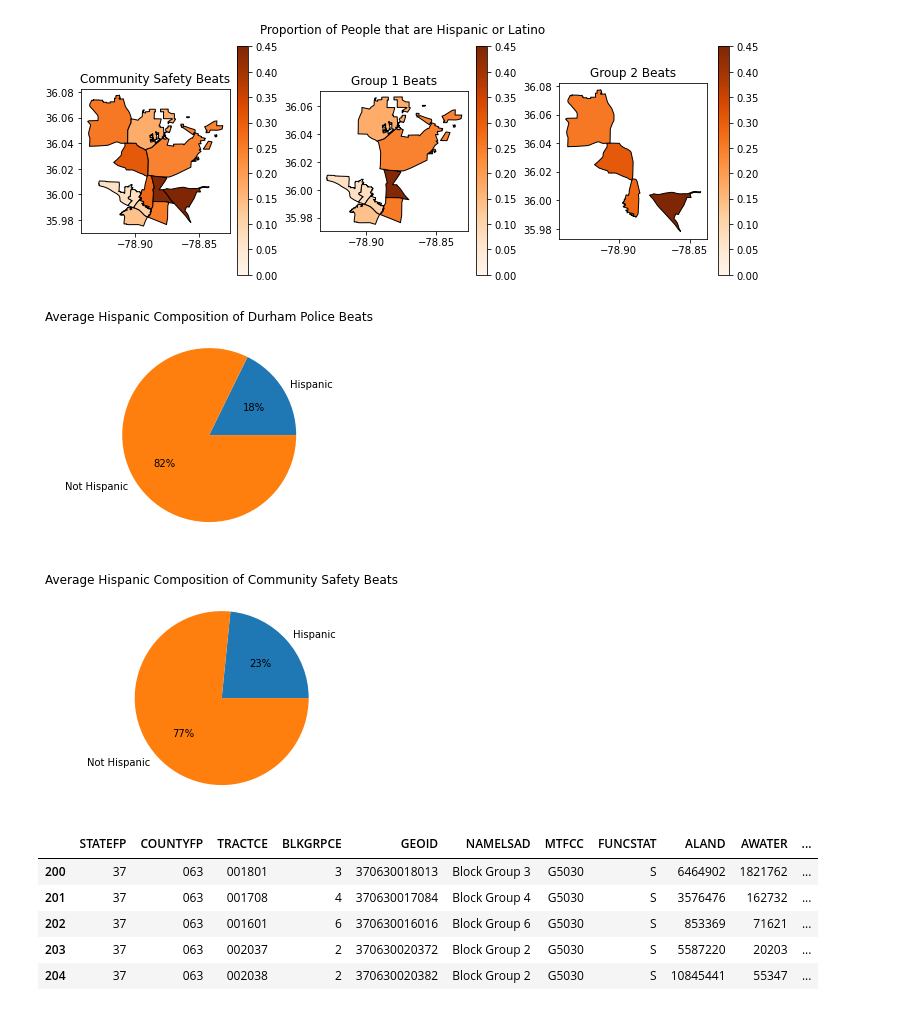
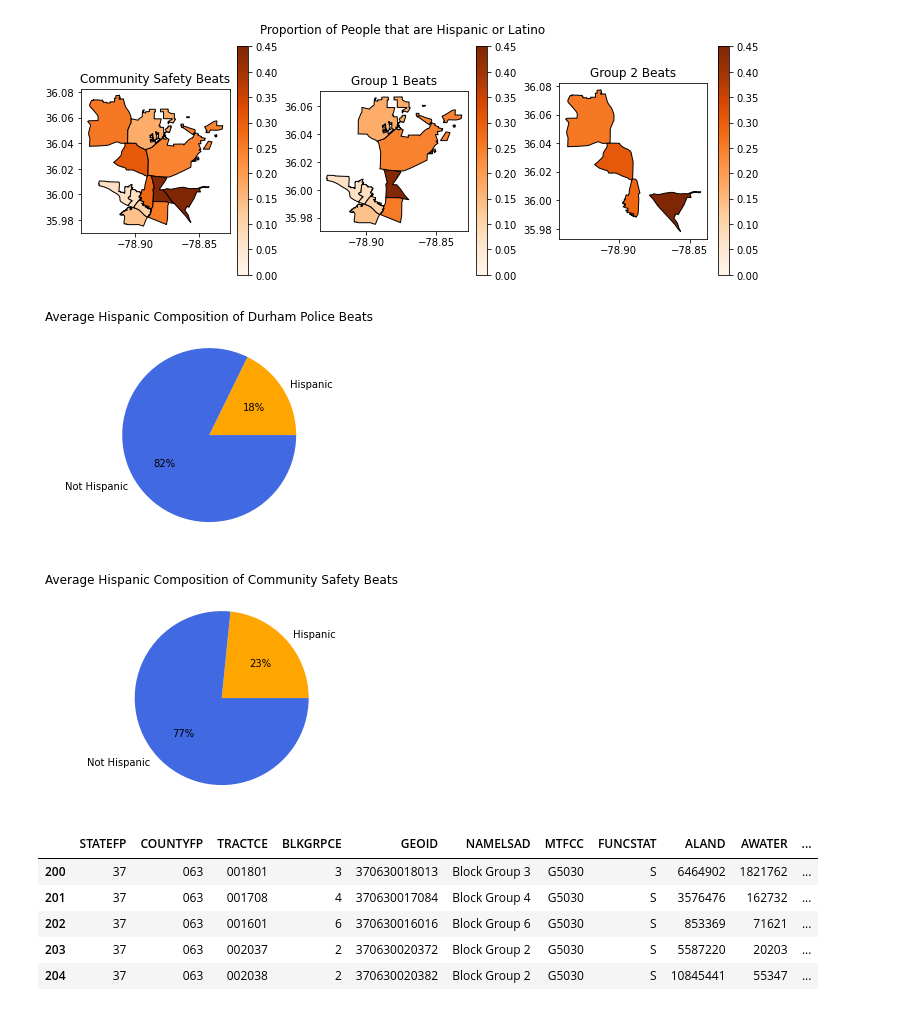
Before and after one commit to sadiesheridan/dataplus-project27-community-safety-durham, a Jupyter notebook: 10_code/Community Safety Call Analysis.ipynb, the cells around one changed output. Cells and saved outputs as stored; diff of their text form; code cells hidden in the pictures.

Commit message:
changed colors for pie charts

```diff
--- a/10_code/Community Safety Call Analysis.ipynb
+++ b/10_code/Community Safety Call Analysis.ipynb
@@ -1228,14 +1228,14 @@ plt.show()
 # %%
 #Create new data frame that is just proportions for all of Durham
 propDurham_hispanic = hispanicdata[['prophispanic', 'propnothispanic']]
 
 #Change column names
 propDurham_hispanic.rename(columns = {'prophispanic':'Hispanic', 'propnothispanic':'Not Hispanic'}, inplace = True)
 
 #Pie chart for proportion of hispanic/non-hispanic in Durham
-propDurham_hispanic.mean().plot.pie(ylabel='', title='Average Hispanic Composition of Durham Police Beats', autopct='%1.0f%%');
+propDurham_hispanic.mean().plot.pie(ylabel='', title='Average Hispanic Composition of Durham Police Beats', autopct='%1.0f%%', colors=['orange', 'royalblue']);
 # %% [output]
-[figure, old version]
+[figure, new version]
 # %%
 #Create new data frame that is just proportions for com safe
 propComSafe_hispanic = commsafe_hispanic[['prophispanic', 'propnothispanic']]
@@ -1244,9 +1244,9 @@ propComSafe_hispanic = commsafe_hispanic[['prophispanic', 'propnothispanic']]
 propComSafe_hispanic.rename(columns = {'prophispanic':'Hispanic', 'propnothispanic':'Not Hispanic'}, inplace = True)
 
 #Pie chart for proportion of hispanic/non-hispanic in Durham
-propComSafe_hispanic.mean().plot.pie(ylabel='', title='Average Hispanic Composition of Community Safety Beats', autopct='%1.0f%%');
+propComSafe_hispanic.mean().plot.pie(ylabel='', title='Average Hispanic Composition of Community Safety Beats', autopct='%1.0f%%', colors=['orange', 'royalblue']);
 # %% [output]
-[figure, old version]
+[figure, new version]
 # %%
 #Load in block group shapefile from 2020 US Census Bureau
 ncblockgroupmap = gpd.read_file('/Users/sadiesheridan/Desktop/2020BlockGroup/tl_2020_37_bg.shp')
```
Also changed, not shown: parts of 4 cells of this notebook.
